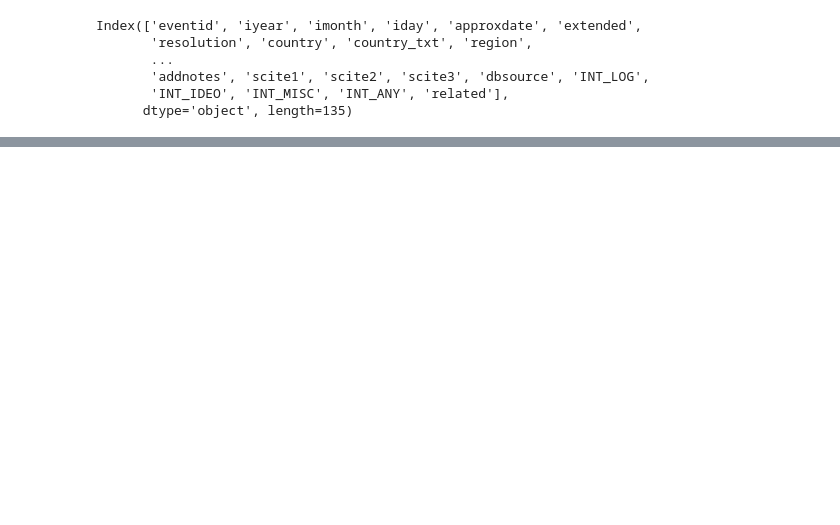
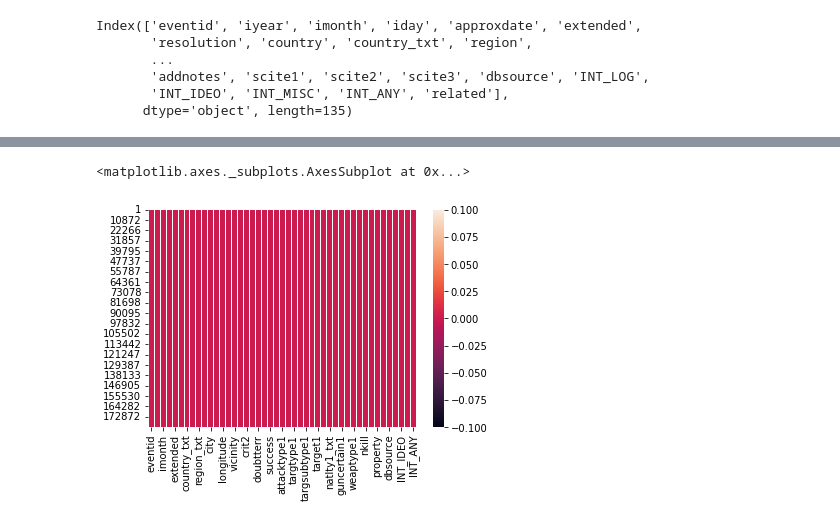
Before and after one commit to Shruti-254/Global-terrorism-analysis, a Jupyter notebook: Global_Terrorism_Analysis_Capstone_Project.ipynb, the cells around one changed output, grey strips where cells are left out. Cells and saved outputs as stored; diff of their text form; code cells hidden in the pictures; blank space fills up the shorter version.

```diff
--- a/Global_Terrorism_Analysis_Capstone_Project.ipynb
+++ b/Global_Terrorism_Analysis_Capstone_Project.ipynb
@@ -66,0 +180,5 @@ gta_data.rename(columns = {'eventid':'event_id','iyear':'Year', 'imonth': 'Month
+# %%
+sns.heatmap(drop_data.isnull())
+# %% [output]
+<matplotlib.axes._subplots.AxesSubplot at 0x...>
+[figure, added]
```
Also changed, not shown: parts of 19 cells of this notebook.
